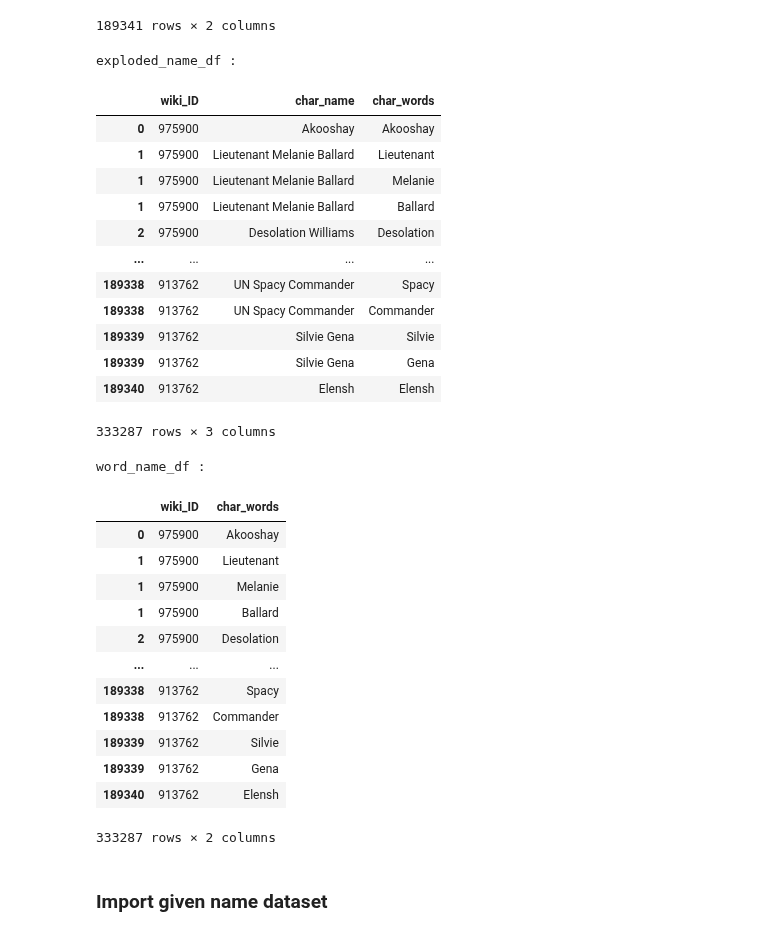
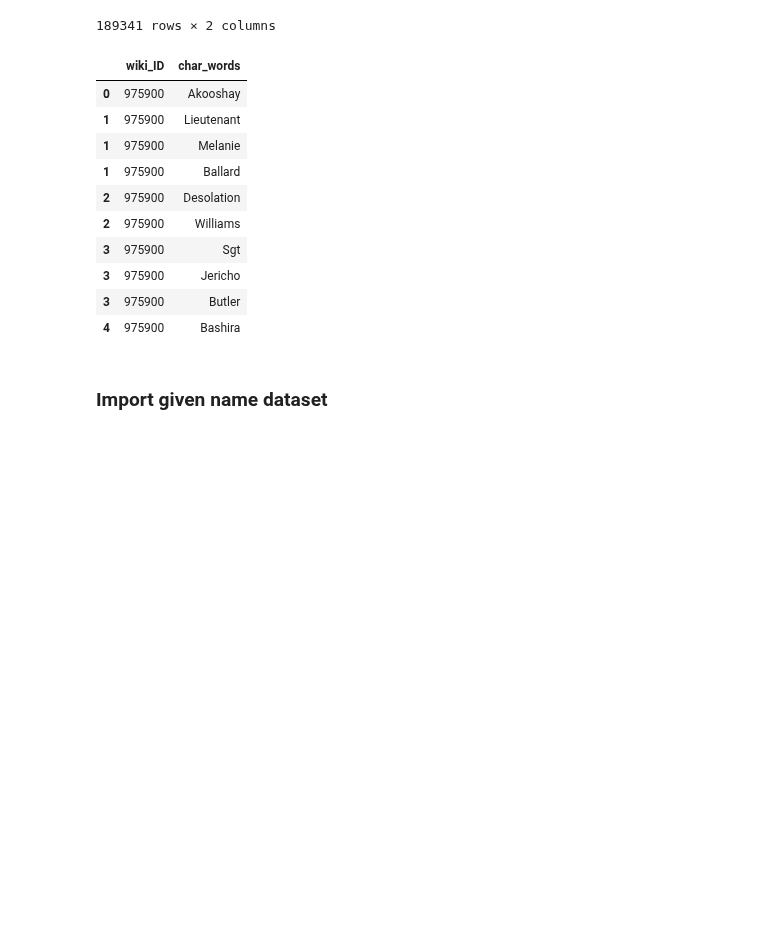
Before and after one commit to epfl-ada/ada-2023-project-abadakor, a Jupyter notebook: data/preprocessing.ipynb, the cells around one changed output. Drawn from its saved outputs; the diff is of its cells as text; code cells hidden in the pictures; blank space fills up the shorter version.

```diff
--- a/data/preprocessing.ipynb
+++ b/data/preprocessing.ipynb
@@ -165,40 +165,25 @@ display(name_df)
 # %%
 # Split the character names into words and explode the lists
 exploded_name_df = name_df.assign(char_words=name_df['char_name'].str.split()).explode('char_words')
 word_name_df = exploded_name_df.drop(columns=['char_name'])
-print("exploded_name_df :")
-display(exploded_name_df)
-print("word_name_df :")
-display(word_name_df)
+# print("exploded_name_df :")
+# display(exploded_name_df)
+word_name_df.head(10)
+#exploded_name_df.head(10)
+# print("word_name_df :")
+# display(word_name_df)
 # %% [output]
-exploded_name_df :
-|  | wiki_ID | char_name | char_words |
-| 0 | 975900 | Akooshay | Akooshay |
-| 1 | 975900 | Lieutenant Melanie Ballard | Lieutenant |
-| 1 | 975900 | Lieutenant Melanie Ballard | Melanie |
-| 1 | 975900 | Lieutenant Melanie Ballard | Ballard |
-| 2 | 975900 | Desolation Williams | Desolation |
-| ... | ... | ... | ... |
-| 189338 | 913762 | UN Spacy Commander | Spacy |
-| 189338 | 913762 | UN Spacy Commander | Commander |
-| 189339 | 913762 | Silvie Gena | Silvie |
-| 189339 | 913762 | Silvie Gena | Gena |
-| 189340 | 913762 | Elensh | Elensh |
+|  | wiki_ID | char_words |
+| 0 | 975900 | Akooshay |
+| 1 | 975900 | Lieutenant |
+| 1 | 975900 | Melanie |
+| 1 | 975900 | Ballard |
+| 2 | 975900 | Desolation |
+| 2 | 975900 | Williams |
+| 3 | 975900 | Sgt |
+| 3 | 975900 | Jericho |
+| 3 | 975900 | Butler |
+| 4 | 975900 | Bashira |
-333287 rows × 3 columns
-word_name_df :
-|  | wiki_ID | char_words |
-| 0 | 975900 | Akooshay |
-| 1 | 975900 | Lieutenant |
-| 1 | 975900 | Melanie |
-| 1 | 975900 | Ballard |
-| 2 | 975900 | Desolation |
-| ... | ... | ... |
-| 189338 | 913762 | Spacy |
-| 189338 | 913762 | Commander |
-| 189339 | 913762 | Silvie |
-| 189339 | 913762 | Gena |
-| 189340 | 913762 | Elensh |
-333287 rows × 2 columns
 # %%
 # # Your original DataFrame
 # data = {
```
Also changed, not shown: parts of 14 cells of this notebook, 2 other files.
